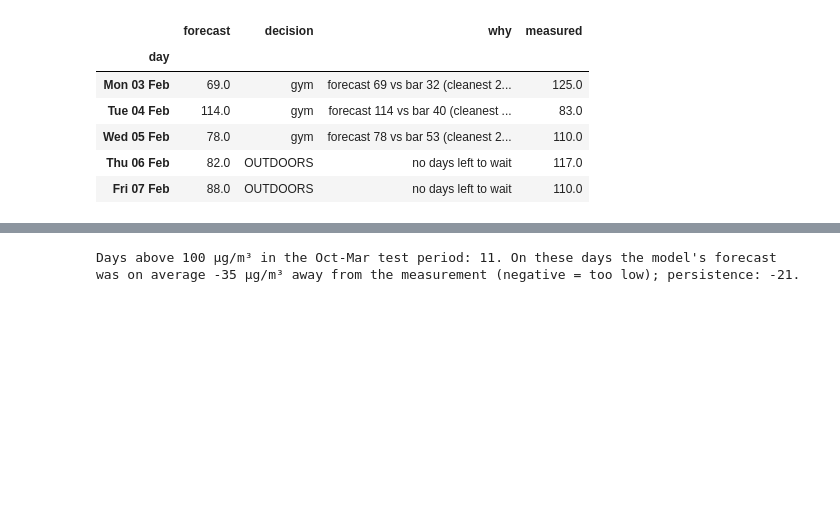
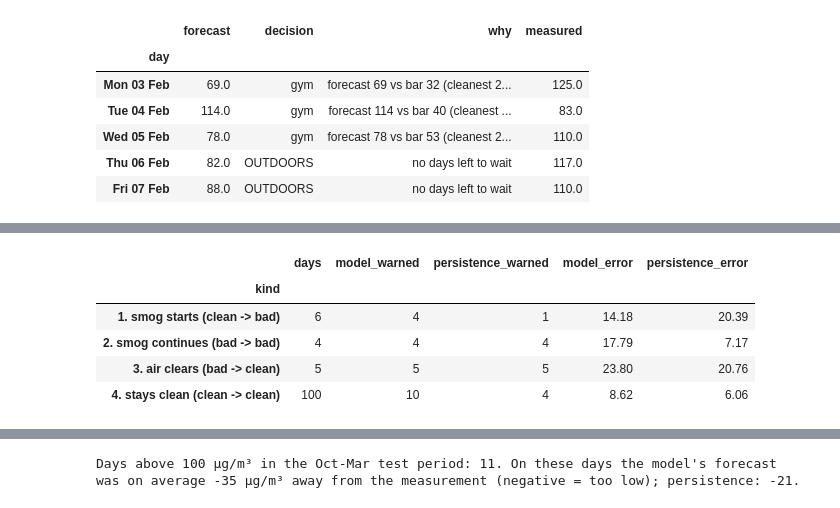
Before and after one commit to yk59m2cmhw-hash/c, a Jupyter notebook: almaty_smog_tomorrow.ipynb, the cells around one changed output, grey strips where cells are left out. Saved outputs shown, nothing was run; the diff lists cells and outputs as text; code cells hidden in the pictures; blank space fills up the shorter version.

```diff
--- a/almaty_smog_tomorrow.ipynb
+++ b/almaty_smog_tomorrow.ipynb
@@ -831,0 +1025,19 @@ The dirtiest complete school week of the test period (starts 03 Feb 2025):
+# %%
+ext_winter = ext_winter.assign(kind=ext_winter.apply(kind_of_day, axis=1),
+                               warn_model=ext_winter["model"] >= CUTOFF_MODEL,
+                               warn_persistence=ext_winter["persistence"] >= CUTOFF_PERSISTENCE)
+ext_by_kind = ext_winter.groupby("kind").agg(
+    days=("target", "size"),
+    model_warned=("warn_model", "sum"),
+    persistence_warned=("warn_persistence", "sum"),
+    model_error=("model", lambda s: mae(ext_winter.loc[s.index, "target"], s)),
+    persistence_error=("persistence", lambda s: mae(ext_winter.loc[s.index, "target"], s)),
+)
+ext_by_kind
+# %% [output]
+|  | days | model_warned | persistence_warned | model_error | persistence_error |
+| kind |  |  |  |  |  |
+| 1. smog starts (clean -> bad) | 6 | 4 | 1 | 14.18 | 20.39 |
+| 2. smog continues (bad -> bad) | 4 | 4 | 4 | 17.79 | 7.17 |
+| 3. air clears (bad -> clean) | 5 | 5 | 5 | 23.80 | 20.76 |
+| 4. stays clean (clean -> clean) | 100 | 10 | 4 | 8.62 | 6.06 |
```
Also changed, not shown: parts of 19 cells of this notebook, 7 other files.
